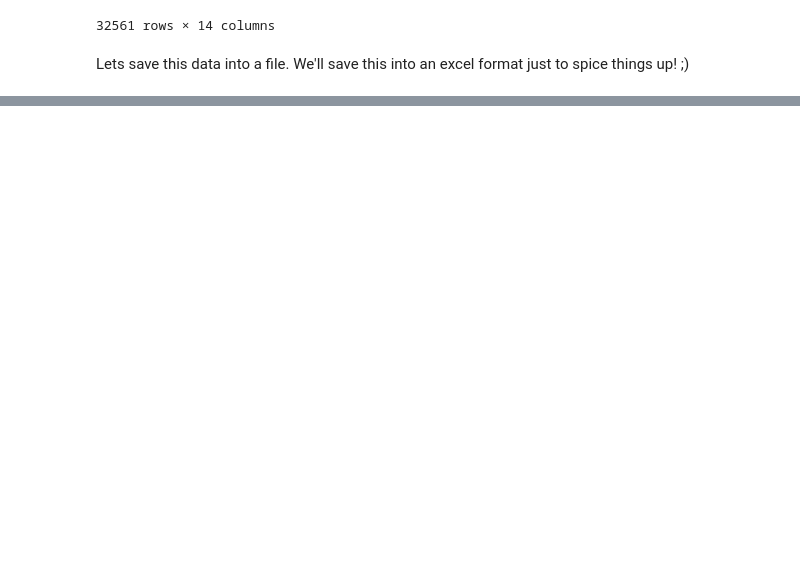
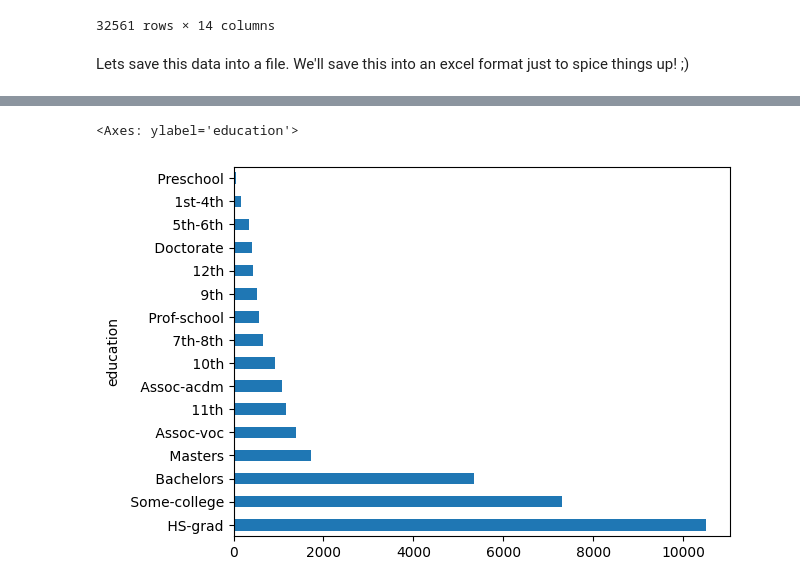
Before and after one commit to agpt8/data_science_portfolio, a Jupyter notebook: income-data-analysis.ipynb, the cells around one changed output, grey strips where cells are left out. Saved outputs shown, nothing was run; the diff lists cells and outputs as text; code cells hidden in the pictures; blank space fills up the shorter version.

Commit message:
Kaggle Notebook | income_data_analysis | Version 2

```diff
--- a/income-data-analysis.ipynb
+++ b/income-data-analysis.ipynb
@@ -111,0 +140,3 @@ df.to_excel('data/adult_income.xlsx')
+# %%
+df = pd.read_excel('data/adult_income.xlsx', dtype_backend='pyarrow', index_col=0)
+df
@@ -111,0 +236,5 @@ df.to_excel('data/adult_income.xlsx')
+# %%
+df.education.value_counts().plot.barh()
+# %% [output]
+<Axes: ylabel='education'>
+[figure, added]
```
Also changed, not shown: parts of 12 cells of this notebook.
